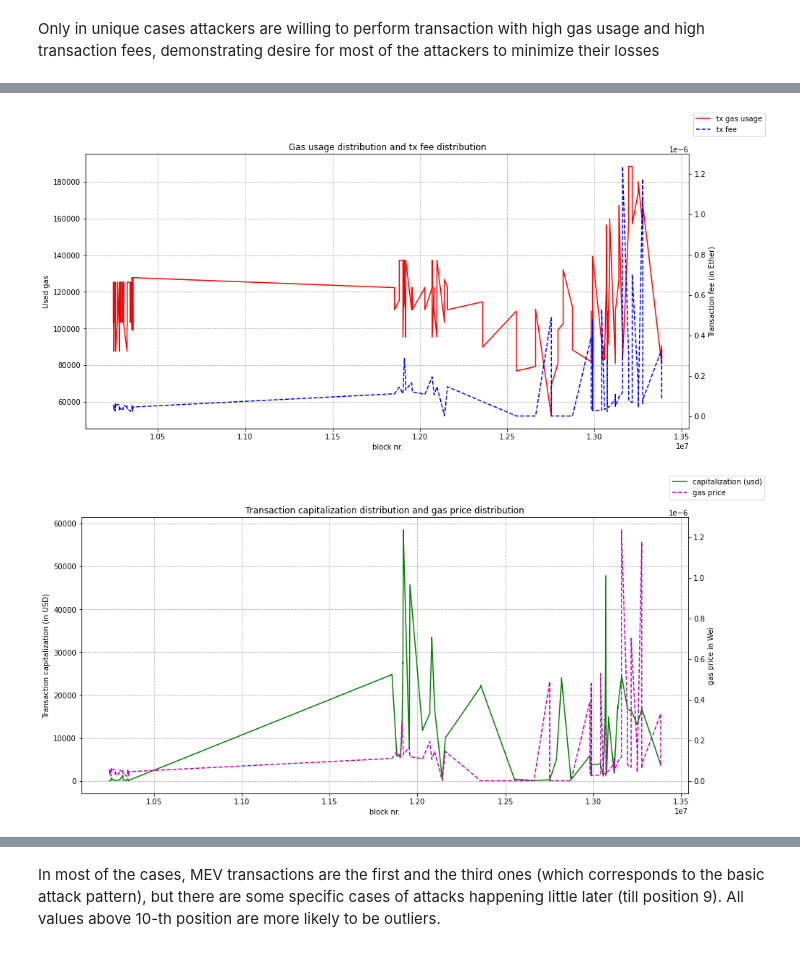
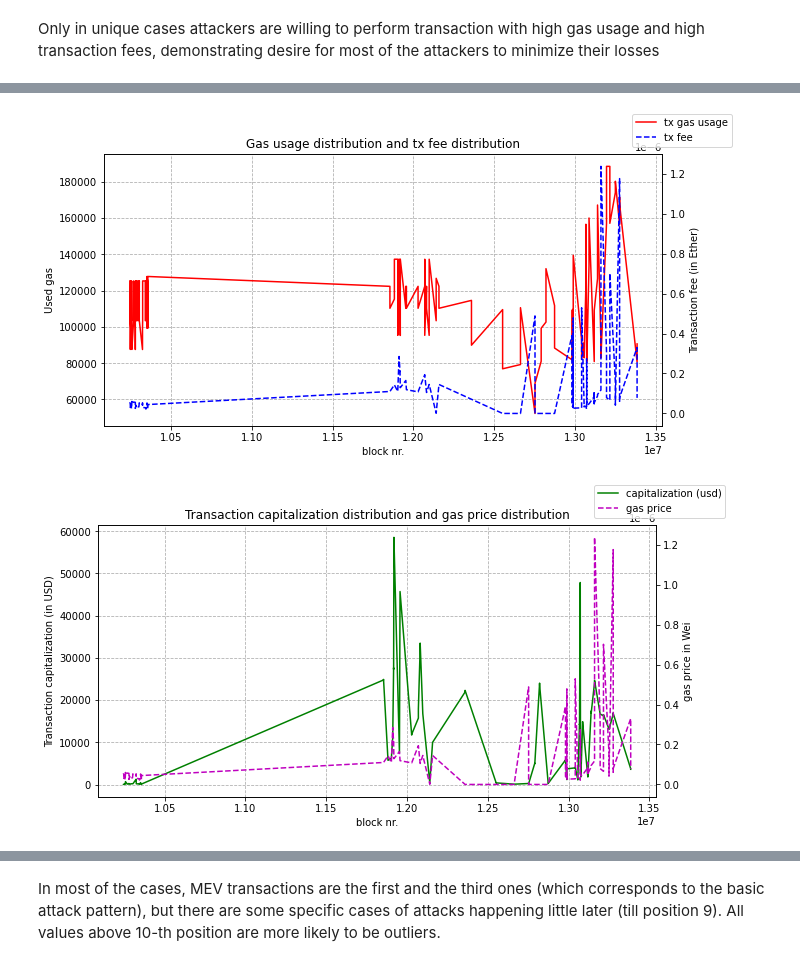
Before and after one commit to IX-Swap/data-science, a Jupyter notebook: simulations/uniswap_pools/sto_mevs_with_gas_analysis.ipynb, the cells around one changed output, grey strips where cells are left out. Saved outputs shown, nothing was run; the diff lists cells and outputs as text; code cells hidden in the pictures.

```diff
--- a/simulations/uniswap_pools/sto_mevs_with_gas_analysis.ipynb
+++ b/simulations/uniswap_pools/sto_mevs_with_gas_analysis.ipynb
@@ -60,7 +61,6 @@ sto_pools_swaps_df = pd.concat(sto_pools_list)
 with open('sto_pools_mevs', 'rb') as f: mevs_transactions_list = pickle.load(f)
 
 mevs_df = pd.read_pickle('sto_pools_mevs_with_gas_df.pkl')
-mevs_df['txd'] = mevs_transactions_list
 mevs_df
 # %% [output]
 |  | txd | block | block_position | gas_usage_by_tx | ether_price | tx_fee |
@@ -283,35 +259,37 @@ mevs_df[mevs_df['tx_fee'] == 1]
 | 88 | 0x41f41ff7f1a99ee0c00035cc6c00ec4... | 12359575 | 2 | 89876 | 3432.21 | 1.0 | mAAPL | UST | ... |
 # %%
 # gas usage and tx fee
-fig, ax = plt.subplots(figsize=(15, 7))
+fig, ax = plt.subplots(figsize=(10, 5))
 ax2 = ax.twinx()
 
 ax.plot(mevs_df['block'], mevs_df['gas_usage_by_tx'], color='r', label='tx gas usage')
-ax2.plot(mevs_df[mevs_df['tx_fee'] != 1]['block'], mevs_df[mevs_df['tx_fee'] != 1]['tx_fee'], color='b', linestyle='--', label='tx fee')
 ax.set_title('Gas usage distribution and tx fee distribution')
 ax.set_xlabel('block nr.')
 ax.set_ylabel('Used gas')
+ax.grid(True, linestyle='--')
+
+ax2.plot(mevs_df[mevs_df['tx_fee'] != 1]['block'],
+         mevs_df[mevs_df['tx_fee'] != 1]['tx_fee'], color='b', linestyle='--', label='tx fee')
 ax2.set_ylabel('Transaction fee (in Ether)')
 
-ax.grid(True, linestyle='--')
 fig.legend()
 plt.show()
 
-
 # capitalization and gas price
-fig, ax = plt.subplots(figsize=(15, 7))
+fig, ax = plt.subplots(figsize=(10, 5))
 ax2 = ax.twinx()
 
 ax.plot(mevs_df['block'], mevs_df['amount_usd'], color='g', label='capitalization (usd)')
-ax2.plot(mevs_df['block'], mevs_df['gas_price'], color='m', linestyle='--', label='gas price')
 ax.set_title('Transaction capitalization distribution and gas price distribution')
 ax.set_xlabel('block nr.')
 ax.set_ylabel('Transaction capitalization (in USD)')
+ax.grid(True, linestyle='--')
+
+ax2.plot(mevs_df['block'], mevs_df['gas_price'], color='m', linestyle='--', label='gas price')
 ax2.set_ylabel('gas price in Wei')
 
-ax.grid(True, linestyle='--')
 fig.legend()
 plt.show()
 # %% [output]
-[figure, old version]
+[figure, new version]
-[figure, old version]
+[figure, new version]
```
Also changed, not shown: parts of 182 cells of this notebook, 20 other files.
